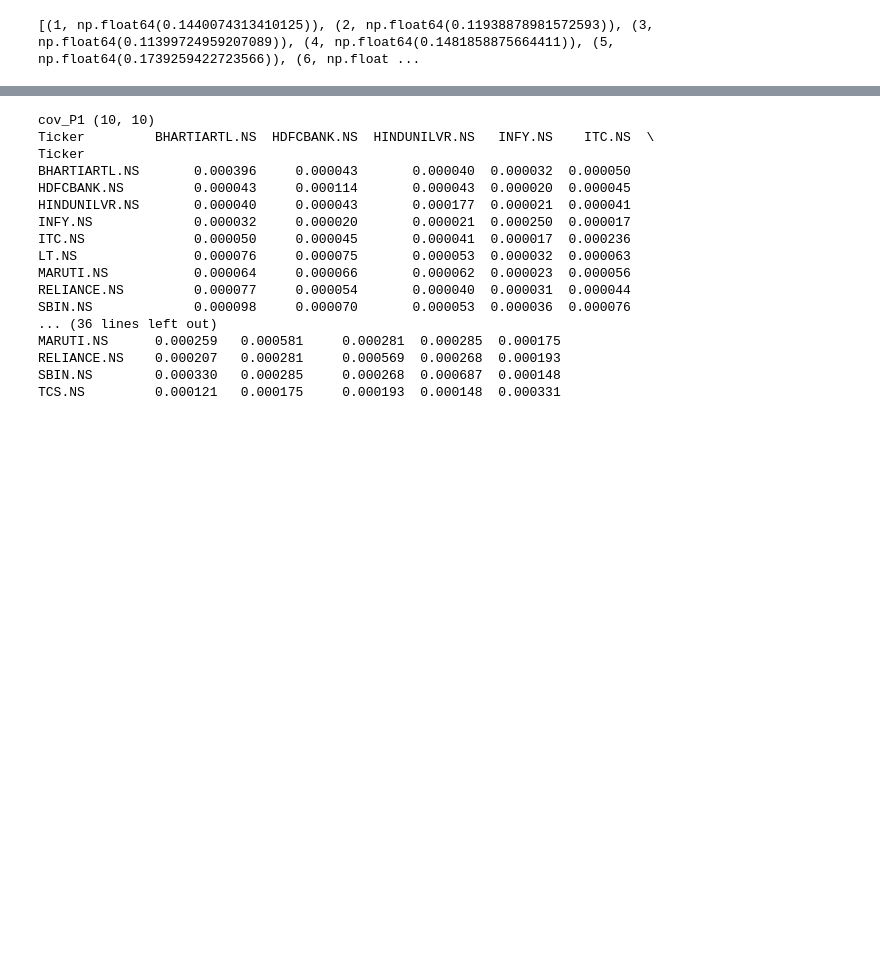
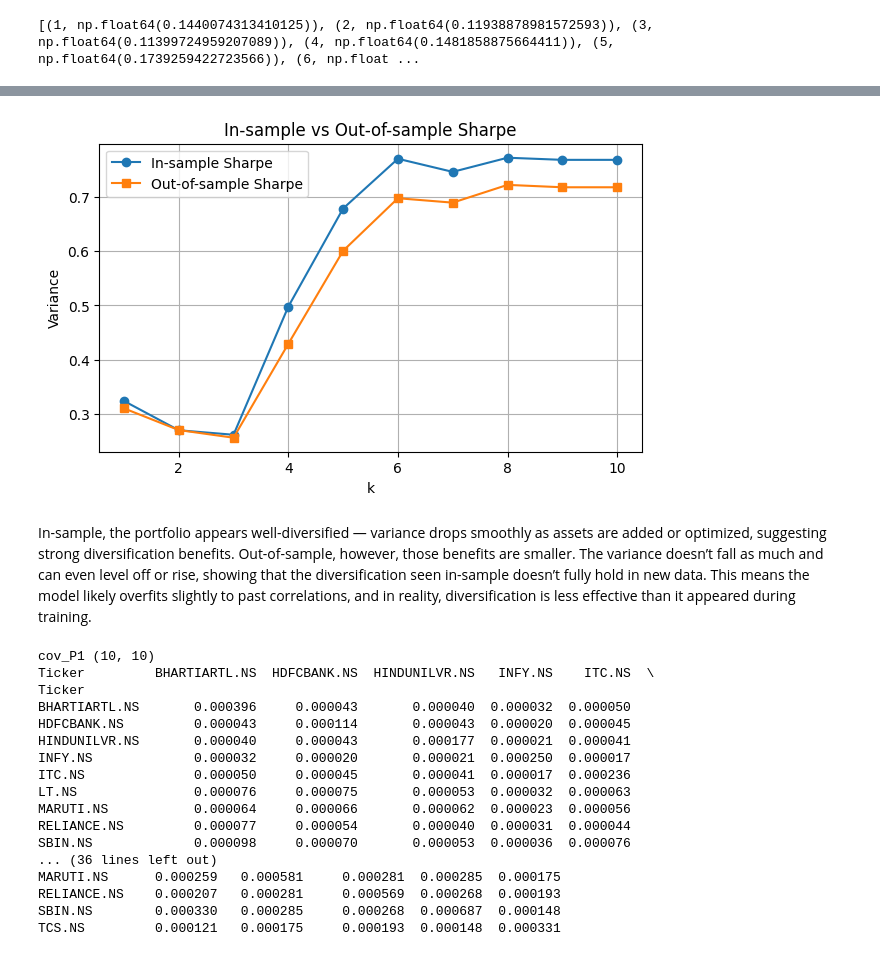
Before and after one commit to manishseervi-iisc/faa_project, a Jupyter notebook: Downloads/FAA/Ass2.ipynb, the cells around one changed output, grey strips where cells are left out. Saved outputs shown, nothing was run; the diff lists cells and outputs as text; code cells hidden in the pictures; blank space fills up the shorter version.

```diff
--- a/Downloads/FAA/Ass2.ipynb
+++ b/Downloads/FAA/Ass2.ipynb
@@ -362,3 +380,24 @@ Out-sample) Sharpe ratio for 10 stocks (at optimality) is 0.7132908473042607
+# %%
+import matplotlib.pyplot as plt
+import numpy as np
+
+k = np.arange(1, 11)
+
+plt.figure(figsize=(7,4))
+plt.plot(k, in_sample_sharpe[:10], marker='o', label='In-sample Sharpe')
+plt.plot(k, out_sample_sharpe[:10], marker='s', label='Out-of-sample Sharpe')
+plt.xlabel("k")
+plt.ylabel("Variance")
+plt.title("In-sample vs Out-of-sample Sharpe")
+plt.legend()
+plt.grid(True)
+plt.show()
+# %% [output]
+[figure, added]
+# %% [markdown]
+In-sample, the portfolio appears well-diversified — variance drops smoothly as assets are added or optimized, suggesting strong diversification benefits.
+Out-of-sample, however, those benefits are smaller. The variance doesn’t fall as much and can even level off or rise, showing that the diversification seen in-sample doesn’t fully hold in new data.
+This means the model likely overfits slightly to past correlations, and in reality, diversification is less effective than it appeared during training.
 # %%
 #PART B
 
```
Also changed, not shown: parts of 10 cells of this notebook.
